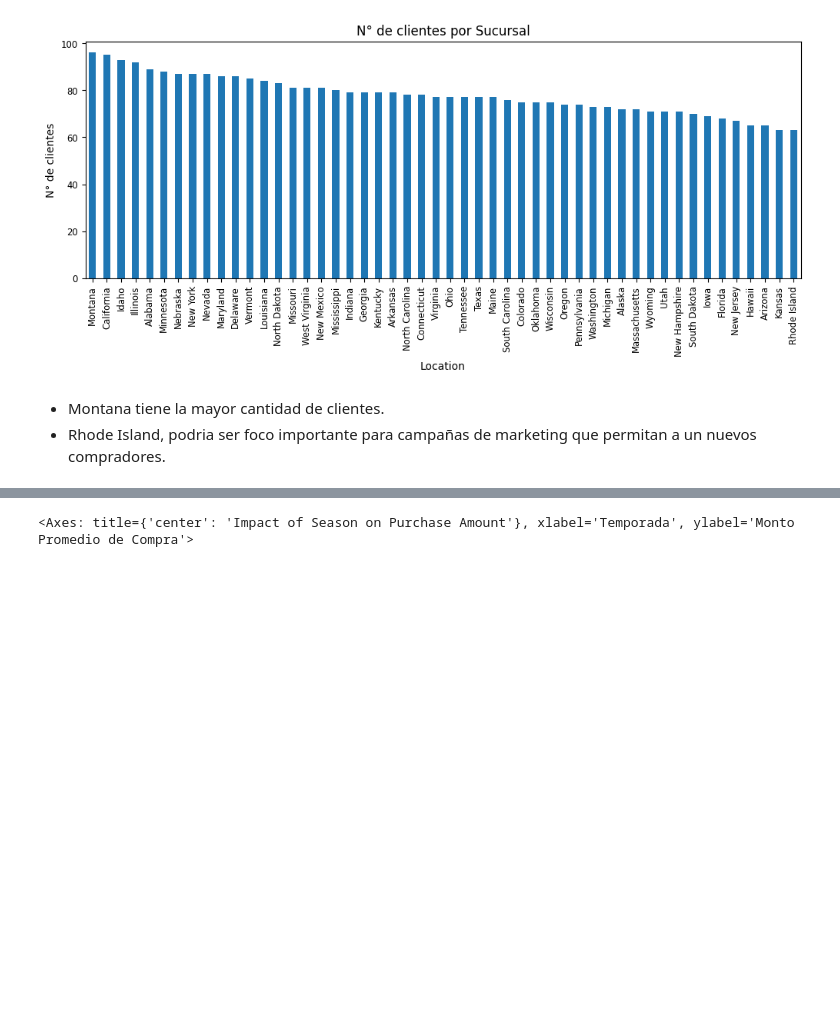
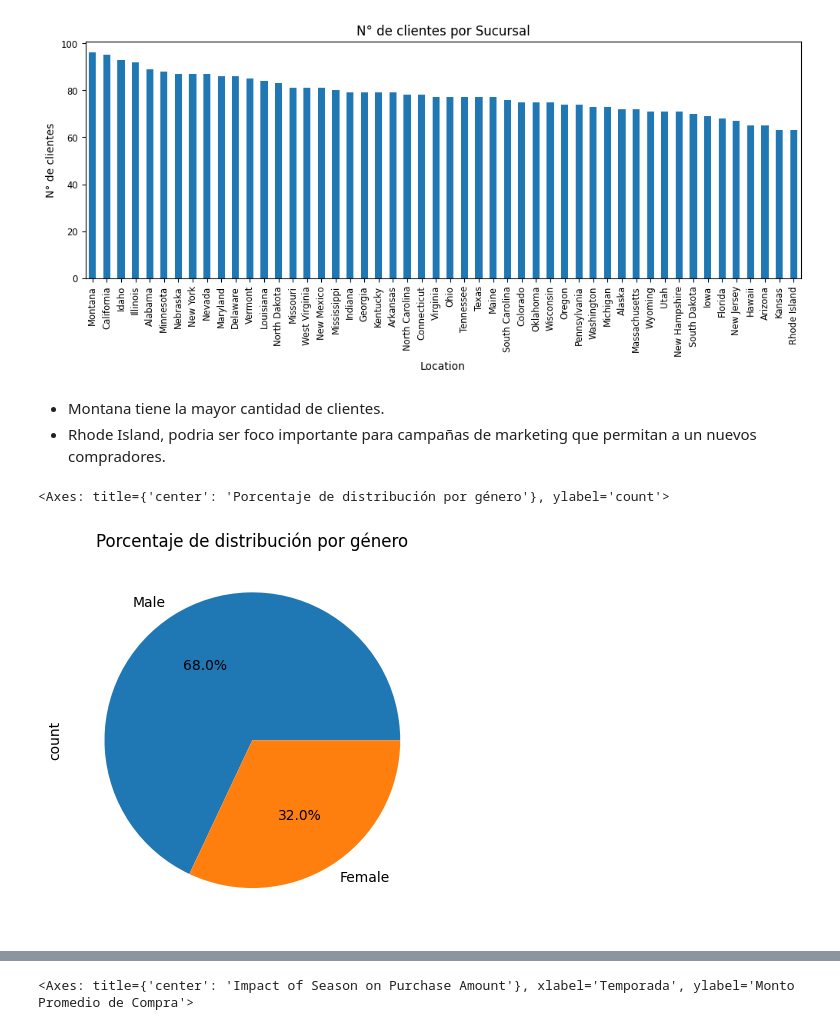
Before and after one commit to lusvil/Data-Science, a Jupyter notebook: Consumet Behavior/Entrega Final/Entrega_Final.ipynb, the cells around one changed output, grey strips where cells are left out. Saved outputs shown, nothing was run; the diff lists cells and outputs as text; code cells hidden in the pictures; blank space fills up the shorter version.

```diff
--- a/Consumet Behavior/Entrega Final/Entrega_Final.ipynb
+++ b/Consumet Behavior/Entrega Final/Entrega_Final.ipynb
@@ -336,0 +162,3 @@ Metodo de Pago Más Popular: Debit Card
+# %%
+df.drop(['Customer ID', 'Review Rating', 'Shipping Type','Discount Applied', 'Promo Code Used','Previous Purchases'], axis=1, inplace=True) #Se eliminan columnas que no se utilizaran
+df.head()
@@ -355,3 +272,10 @@ location_counts.plot(kind = "bar", rot = 90, figsize = (12,4),fontsize = "small"
 # %% [markdown]
 *  Montana tiene la mayor cantidad de clientes.
 *  Rhode Island, podria ser foco importante para campañas de marketing que permitan a un nuevos compradores.
+# %%
+#Distribución por genero
+gender_purchase = df['Gender'].value_counts()
+gender_purchase.plot(kind = "pie", autopct = '%.1f%%', title ="Porcentaje de distribución por género")
+# %% [output]
+<Axes: title={'center': 'Porcentaje de distribución por género'}, ylabel='count'>
+[figure, added]
```
Also changed, not shown: parts of 57 cells of this notebook, 1 other file.
